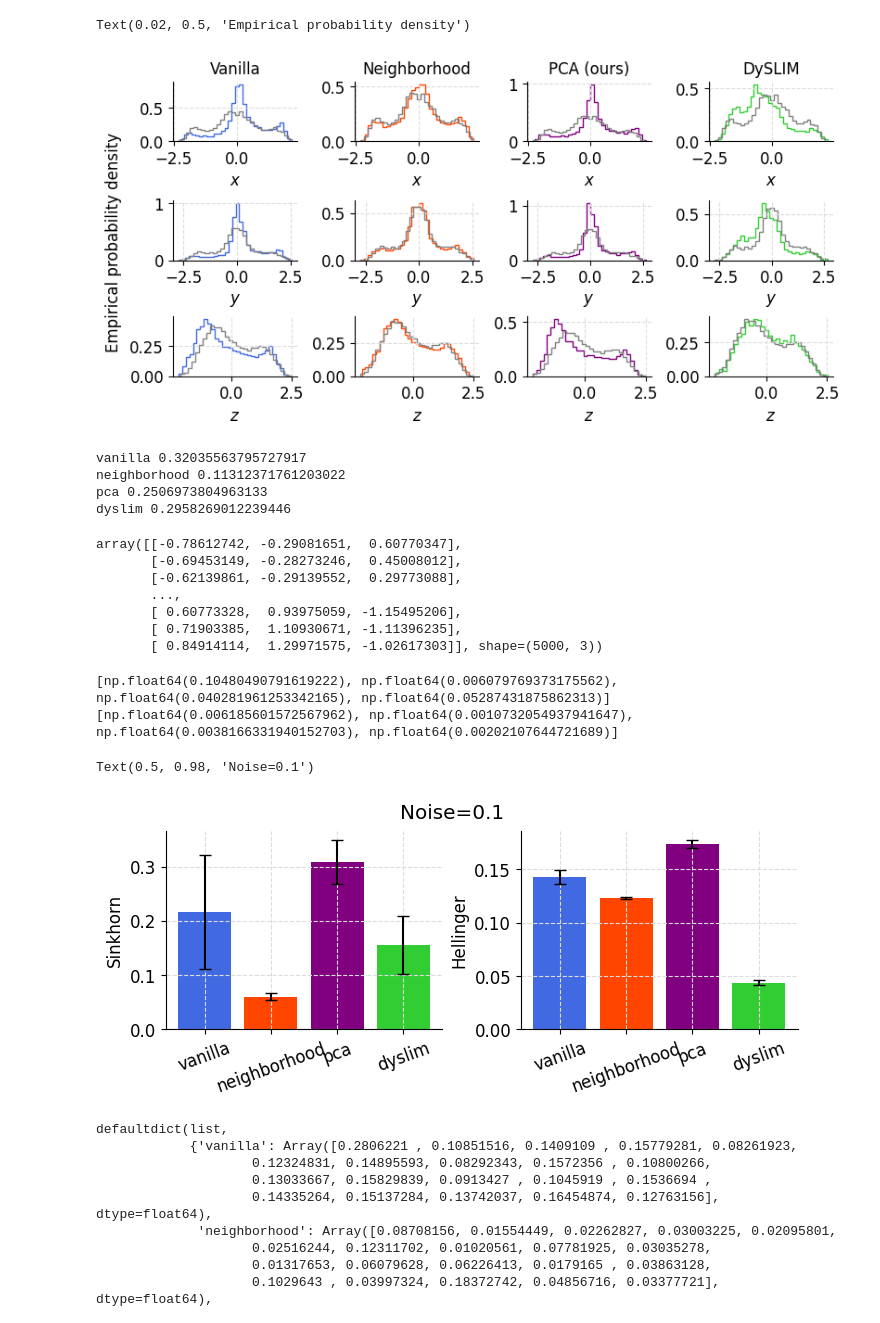
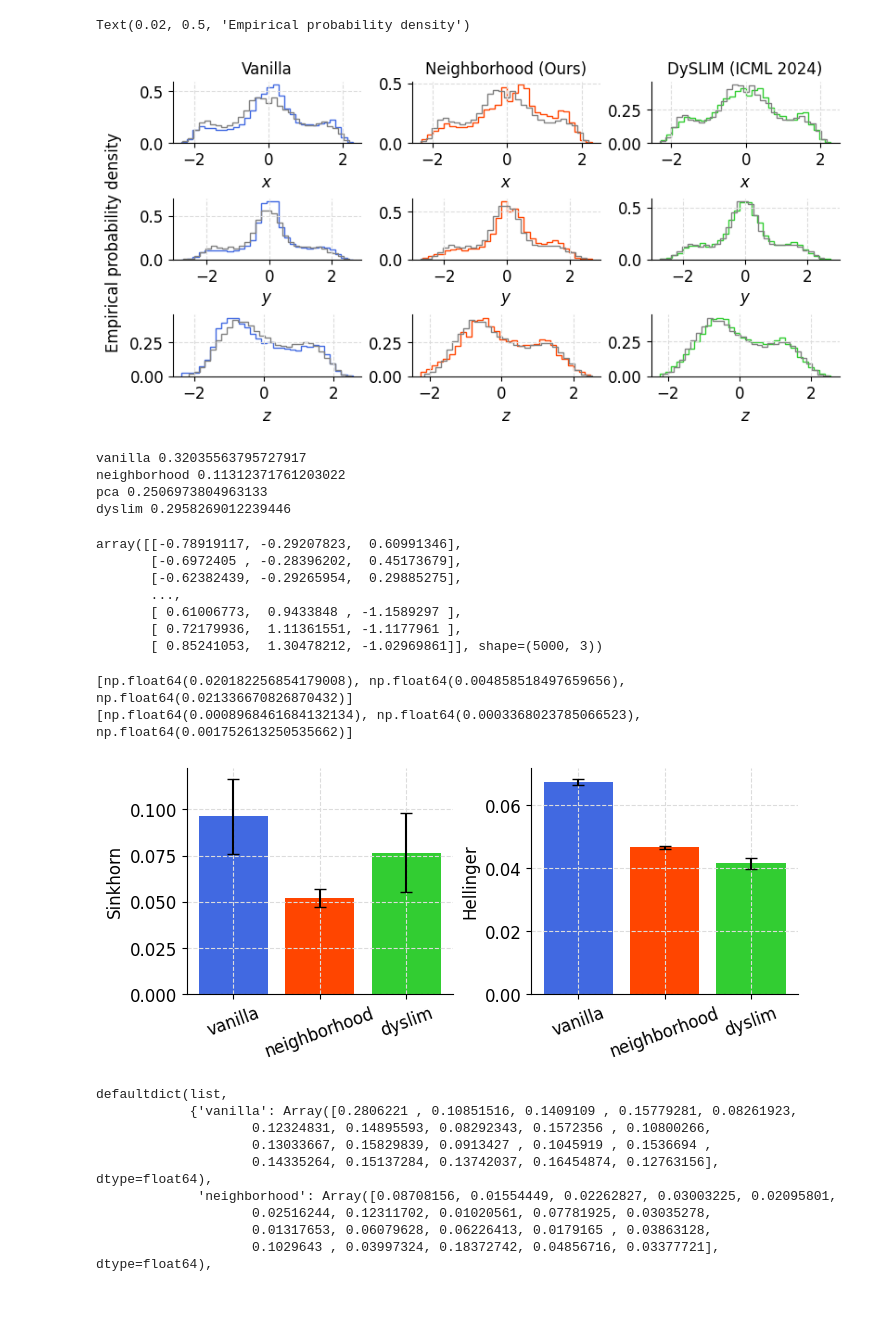
Before and after one commit to Jhko725/sandbox, a Jupyter notebook: notebooks/evaluation/lorenz63_eval.ipynb, the cells around one changed output. Drawn from its saved outputs; the diff is of its cells as text; code cells hidden in the pictures.

```diff
--- a/notebooks/evaluation/lorenz63_eval.ipynb
+++ b/notebooks/evaluation/lorenz63_eval.ipynb
@@ -52,7 +52,7 @@ EXP_TYPES = (
     # "tangent_evolution",
     # "proxy_tangent_evolution",
     "neighborhood",
-    "pca",
+    # "pca",
     "dyslim",
 )
 
@@ -91,17 +91,17 @@ LABEL_DICT = dict(
             "Vanilla",
             "Jacobian matching",
             "Tangent Evolution matching",  # "Sobolev",
-            "Neighborhood",
+            "Neighborhood (Ours)",
             "Normal-based (ours)",
             "Identity (ours)",
             "PCA (ours)",
-            "DySLIM",
+            "DySLIM (ICML 2024)",
         ),
     )
 )
 # %%
 downsample = 2
-noise = 0.1
+noise = 0.05
 
 
 datadir = Path("../../data")
@@ -328,7 +335,7 @@ for i, (exp_type, u_long) in enumerate(u_long_dict.items()):
 fig.supylabel("Empirical probability density", fontsize="medium")
 # %% [output]
 Text(0.02, 0.5, 'Empirical probability density')
-[figure, old version]
+[figure, new version]
 # %%
 for i, (exp_type, u_long) in enumerate(u_long_dict.items()):
     print(exp_type, sinkhorn_divergence(u_traj, u_long))
@@ -358,13 +365,13 @@ def long_term_metrics(
 # %%
 dataset_test.u[0]
 # %% [output]
-array([[-0.78612742, -0.29081651,  0.60770347],
-       [-0.69453149, -0.28273246,  0.45008012],
-       [-0.62139861, -0.29139552,  0.29773088],
+array([[-0.78919117, -0.29207823,  0.60991346],
+       [-0.6972405 , -0.28396202,  0.45173679],
+       [-0.62382439, -0.29265954,  0.29885275],
        ...,
-       [ 0.60773328,  0.93975059, -1.15495206],
-       [ 0.71903385,  1.10930671, -1.11396235],
-       [ 0.84914114,  1.29971575, -1.02617303]], shape=(5000, 3))
+       [ 0.61006773,  0.9433848 , -1.1589297 ],
+       [ 0.72179936,  1.11361551, -1.1177961 ],
+       [ 0.85241053,  1.30478212, -1.02969861]], shape=(5000, 3))
 # %%
 long_metrics_dict = defaultdict(list)
 for exp_type in tqdm(EXP_TYPES):
@@ -380,32 +387,31 @@ long_metrics_mean_dict = jax.tree.map(jnp.mean, long_metrics_dict)
 # %%
 # TODO: Change long_metrics_dict structure so that the unscrambling code below is not needed
 metric_names = ("sinkhorn", "hellinger")
 fig, axes = plt.subplots(1, len(metric_names), figsize=(7, 3), constrained_layout=True)
 for ax, metric_name in zip(axes, metric_names):
     metric_means, metric_stds = [], []
     for exp_type in EXP_TYPES:
         metric_vals = [
             sub_dict[metric_name] for sub_dict in long_metrics_mean_dict[exp_type]
         ]
 
         metric_means.append(np.mean(metric_vals))
         metric_stds.append(np.std(metric_vals))
     print(metric_stds)
     ax.bar(
         EXP_TYPES,
         metric_means,
         yerr=metric_stds,
         color=[COLOR_DICT[e] for e in EXP_TYPES],
         capsize=4.0,
     )
     ax.set_ylabel(metric_name.capitalize())
     ax.tick_params("x", rotation=20)
-fig.suptitle(f"Noise={noise}")
+# fig.suptitle(f"Noise={noise}")
 # %% [output]
-[np.float64(0.10480490791619222), np.float64(0.006079769373175562), np.float64(0.040281961253342165), np.float64(0.05287431875862313)]
-[np.float64(0.006185601572567962), np.float64(0.0010732054937941647), np.float64(0.0038166331940152703), np.float64(0.00202107644721689)]
+[np.float64(0.020182256854179008), np.float64(0.004858518497659656), np.float64(0.021336670826870432)]
+[np.float64(0.0008968461684132134), np.float64(0.0003368023785066523), np.float64(0.001752613250535662)]
-Text(0.5, 0.98, 'Noise=0.1')
-[figure, old version]
+[figure, new version]
 # %%
 u_long_dict = defaultdict(list)
 for exp_type in tqdm(EXP_TYPES):
```
Also changed, not shown: parts of 8 cells of this notebook, 5 other files.
